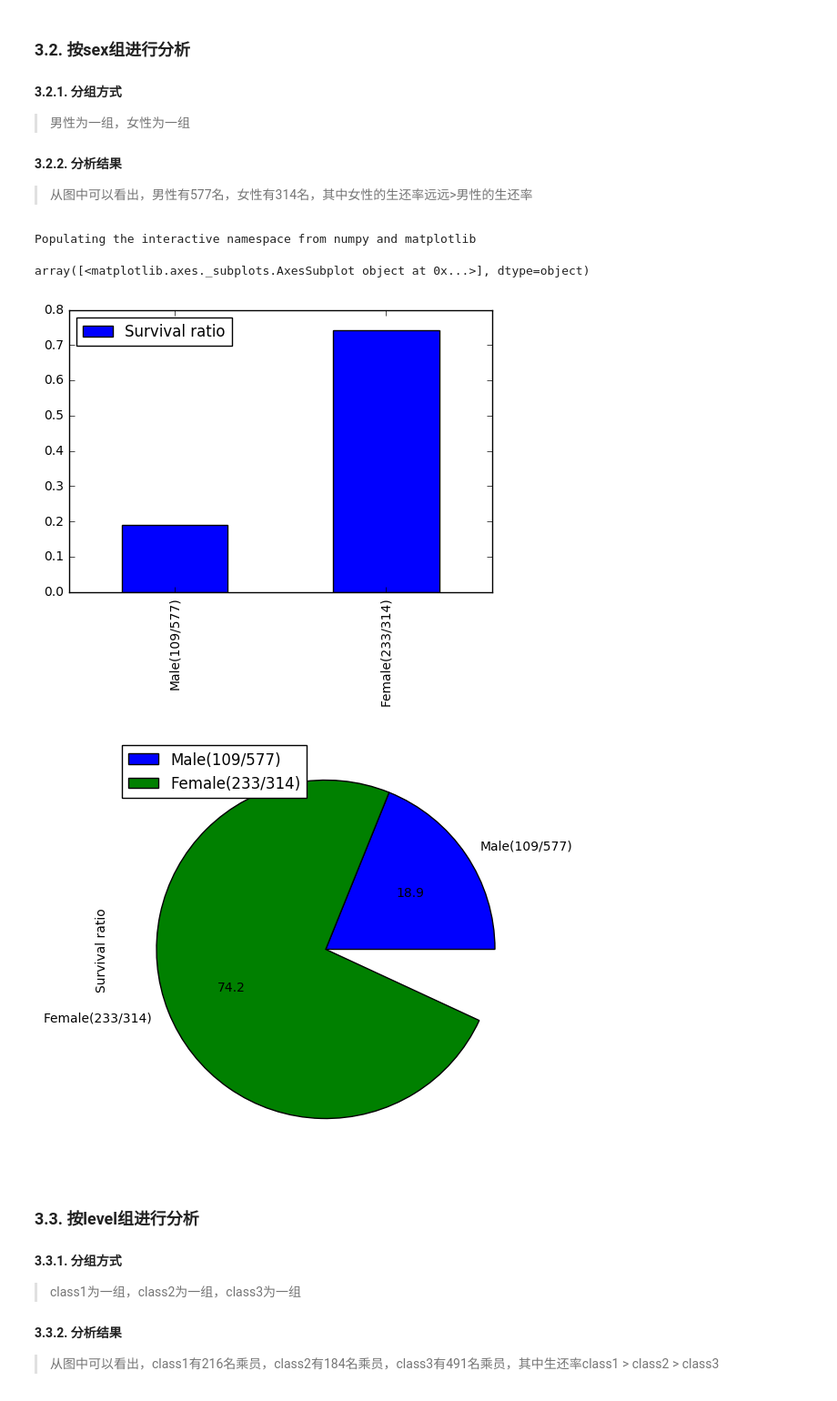
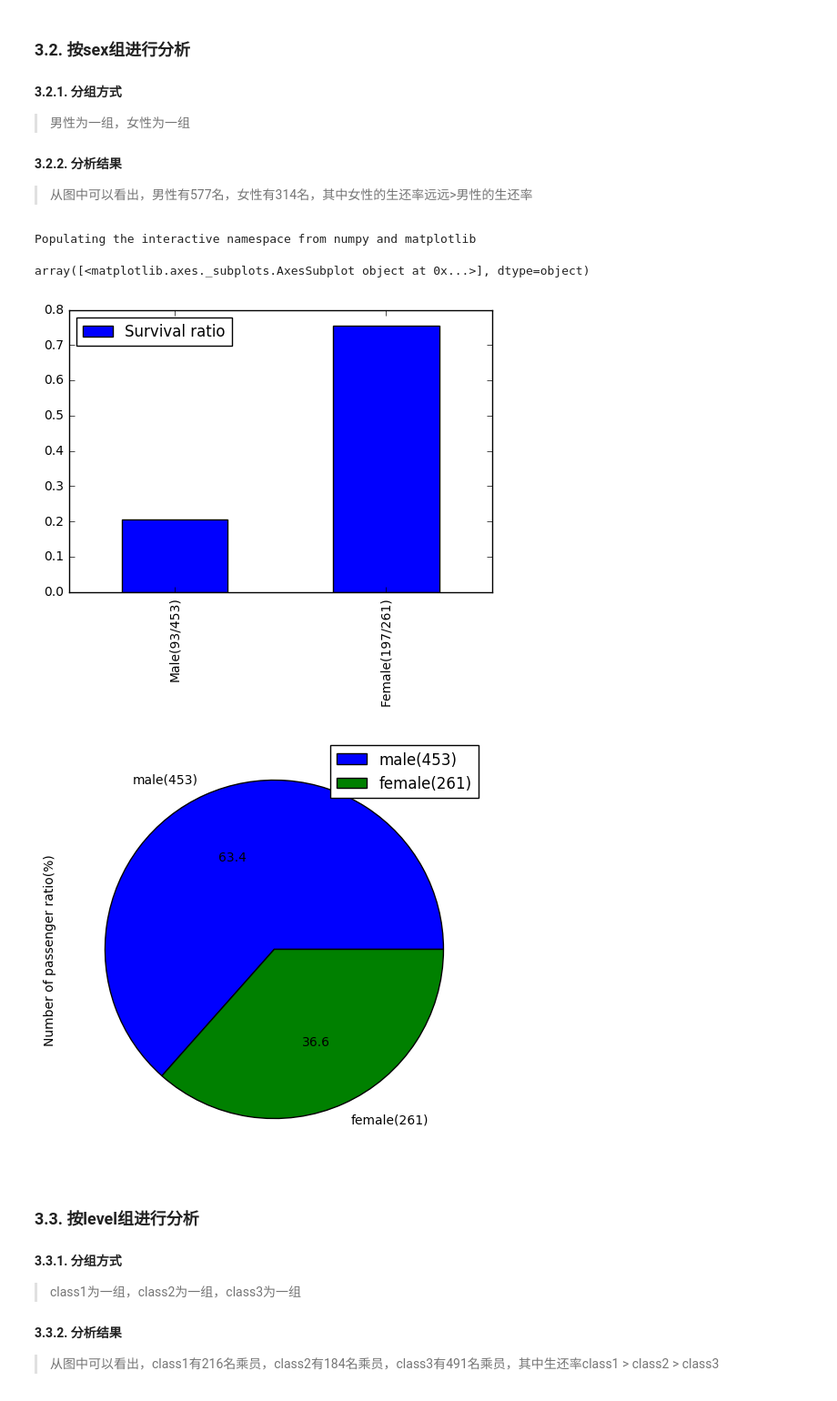
Before and after one commit to yummybian/data-analysis, a Jupyter notebook: P2/titanic_analysis.ipynb, the cells around one changed output. Shown at 91% size. Cells and saved outputs as stored; diff of their text form; code cells hidden in the pictures.

```diff
--- a/P2/titanic_analysis.ipynb
+++ b/P2/titanic_analysis.ipynb
@@ -8,0 +41,16 @@
+# %%
+# 清理数据
+def format_df(df):
+    # 删除年龄为空的行
+    df = df[pd.notnull(df['Age'])]
+    # 删除Carbin列
+    df = df.drop('Cabin', 1)
+    # 删除Embarked列
+    df = df.drop('Embarked', 1)
+    # 转换年龄为浮点型
+    df["Age"] = df["Age"].apply(float)
+    return df
+
+
+df = format_df(df)
+df.info()
@@ -125,27 +163,32 @@ array([<matplotlib.axes._subplots.AxesSubplot object at 0x...>], dtype=object)
 # %%
 a1, a2, a3 = calc_survival(df, "sex", "male")
 b1, b2, b3 = calc_survival(df, "sex", "female")
 sex_group_df = pd.DataFrame(
     data={"Survival ratio": [a3, b3]},
     index=["Male", "Female"]
 )
 
 %pylab inline
 import matplotlib.pyplot as plt
 
 # 绘制直方图
 sex_group_df.index = [
     "Male({0}/{1})".format(a1, a2), "Female({0}/{1})".format(b1, b2)
 ]
 sex_group_df.plot(kind="bar")
 
 # 绘制饼图
-sex_group_df.plot.pie(subplots=True, autopct='%.1f', figsize=(6, 6))
+# sex_group_df.plot.pie(subplots=True, autopct='%.1f', figsize=(6, 6))
+sex_num_group_df = pd.DataFrame(
+    data={"Number of passenger ratio(%)": [a2, b2]},
+   index=["male({0})".format(a2), "female({0})".format(b2)]
+)
+sex_num_group_df.plot.pie(subplots=True, autopct='%.1f', figsize=(6, 6))
 # %% [output]
 Populating the interactive namespace from numpy and matplotlib
 array([<matplotlib.axes._subplots.AxesSubplot object at 0x...>], dtype=object)
-[figure, old version]
+[figure, new version]
-[figure, old version]
+[figure, new version]
 # %% [markdown]
 ### 3.3. 按level组进行分析
 #### 3.3.1. 分组方式
```
Also changed, not shown: parts of 11 cells of this notebook, 1 other file.
